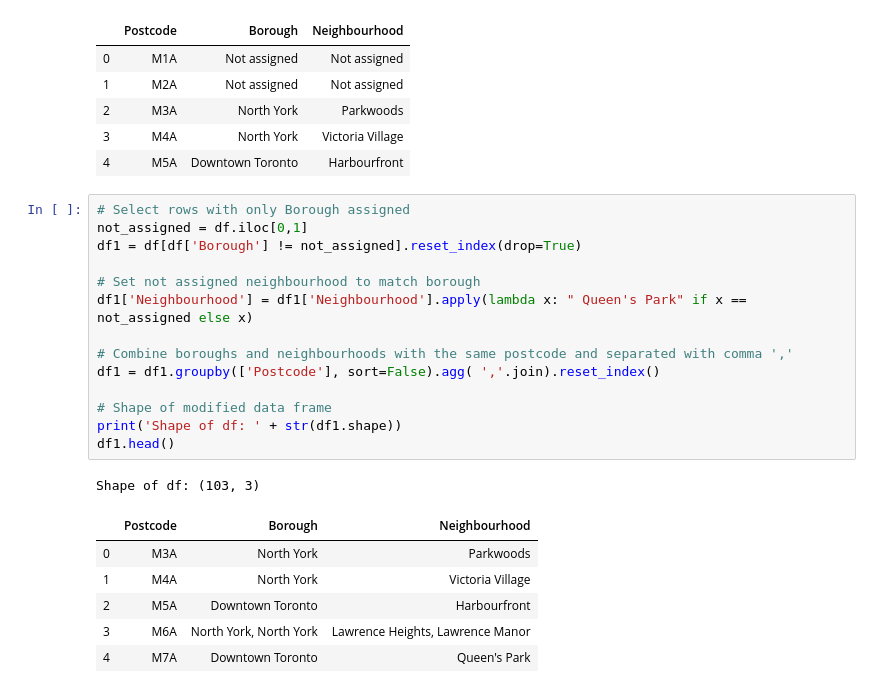
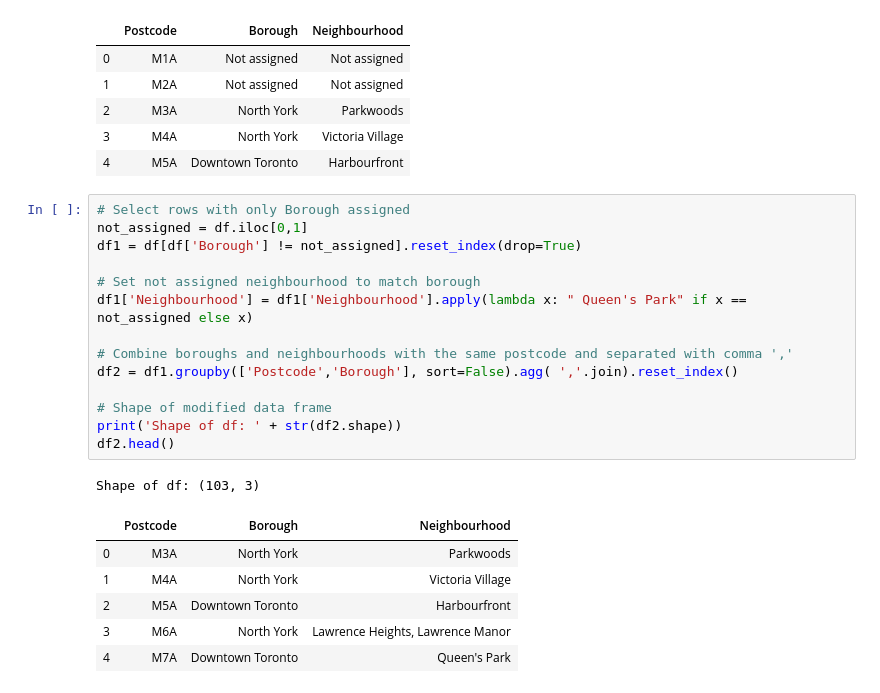
Before and after one commit to MaxYichenWang/Coursera_Capstone, a Jupyter notebook: Capston_Project_Week3_Toronto.ipynb, the cells around one changed output. Drawn from its saved outputs; the diff is of its cells as text.

```diff
--- a/Capston_Project_Week3_Toronto.ipynb
+++ b/Capston_Project_Week3_Toronto.ipynb
@@ -90,22 +90,22 @@ Shape of df: (287, 3)
 # %%
 # Select rows with only Borough assigned
 not_assigned = df.iloc[0,1]
 df1 = df[df['Borough'] != not_assigned].reset_index(drop=True)
 
 # Set not assigned neighbourhood to match borough
 df1['Neighbourhood'] = df1['Neighbourhood'].apply(lambda x: " Queen's Park" if x == not_assigned else x)
 
 # Combine boroughs and neighbourhoods with the same postcode and separated with comma ','
-df1 = df1.groupby(['Postcode'], sort=False).agg( ','.join).reset_index()
+df2 = df1.groupby(['Postcode','Borough'], sort=False).agg( ','.join).reset_index()
 
 # Shape of modified data frame
-print('Shape of df: ' + str(df1.shape))
-df1.head()
+print('Shape of df: ' + str(df2.shape))
+df2.head()
 # %% [output]
 Shape of df: (103, 3)
 |  | Postcode | Borough | Neighbourhood |
 | 0 | M3A | North York | Parkwoods |
 | 1 | M4A | North York | Victoria Village |
 | 2 | M5A | Downtown Toronto | Harbourfront |
-| 3 | M6A | North York, North York | Lawrence Heights, Lawrence Manor |
+| 3 | M6A | North York | Lawrence Heights, Lawrence Manor |
 | 4 | M7A | Downtown Toronto | Queen's Park |
```
Also changed, not shown: parts of 21 cells of this notebook.
